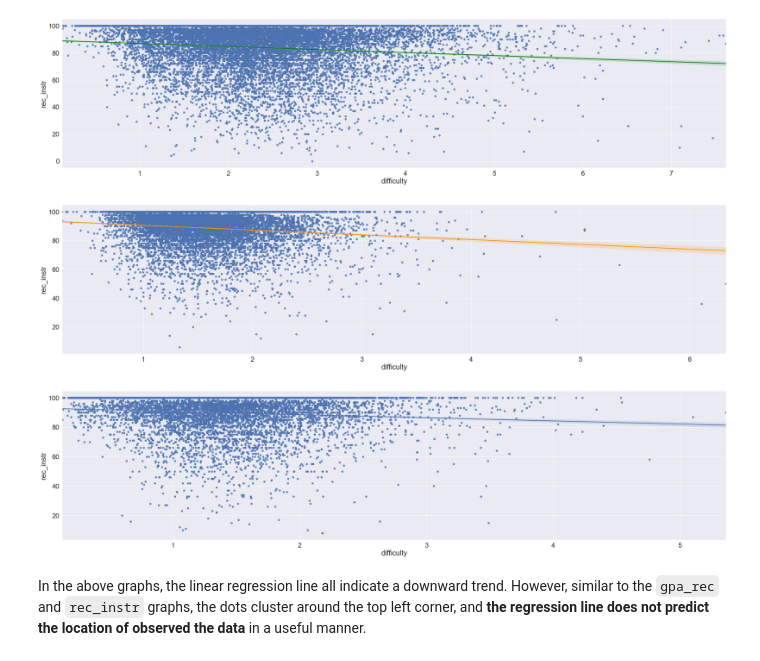
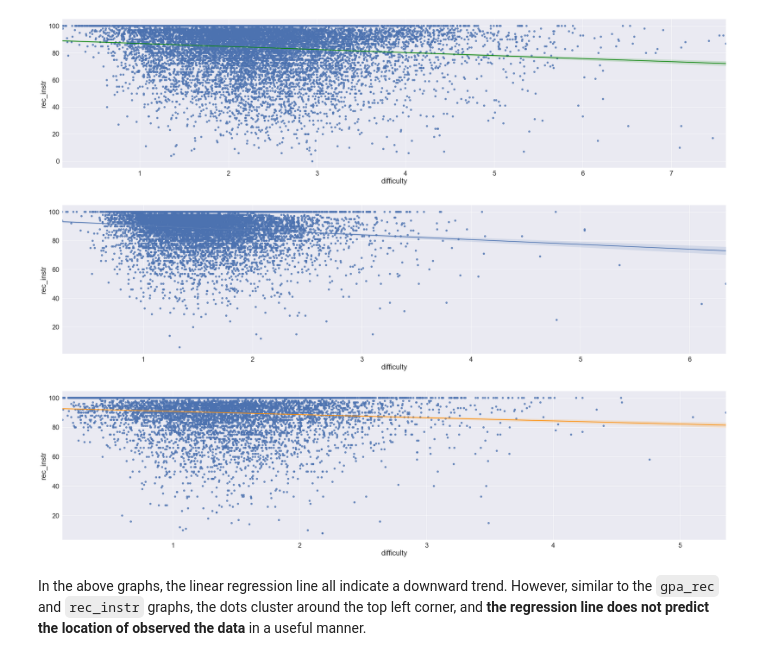
Before and after one commit to p-ghag/DataScience, a Jupyter notebook: FinalProject_group046.ipynb, the cells around one changed output. Saved outputs shown, nothing was run; the diff lists cells and outputs as text; code cells hidden in the pictures.

Commit message:
Edit color error

```diff
--- a/FinalProject_group046.ipynb
+++ b/FinalProject_group046.ipynb
@@ -685,15 +685,15 @@ plot4 = sns.lmplot(x='difficulty', y='rec_instr', data=cape_stem, line_kws={'col
 [figure]
 # %%
 #find correlation between difficulty & rec_instr for social science
-plot5 = sns.lmplot(x='difficulty', y='rec_instr', data=cape_social_sci, line_kws={'color': 'darkorange'},
-                   fit_reg=True, height = 8, aspect = 4)
+plot5 = sns.lmplot(x='difficulty', y='rec_instr', data=cape_social_sci, fit_reg=True, height = 8, aspect = 4)
 # %% [output]
-[figure, old version]
+[figure, new version]
 # %%
 #find correlation between difficulty & rec_instr for humanities
-plot6 = sns.lmplot(x='difficulty', y='rec_instr', data=cape_hum, fit_reg=True, height = 8, aspect = 4)
+plot6 = sns.lmplot(x='difficulty', y='rec_instr', data=cape_hum, line_kws={'color': 'darkorange'},
+                   fit_reg=True, height = 8, aspect = 4)
 # %% [output]
-[figure, old version]
+[figure, new version]
 # %% [markdown]
 In the above graphs, the linear regression line all indicate a downward trend. However, similar to the `gpa_rec` and `rec_instr` graphs, the dots cluster around the top left corner, and __the regression line does not predict the location of observed the data__ in a useful manner.
 # %% [markdown]
```
Also changed, not shown: parts of 10 cells of this notebook.
